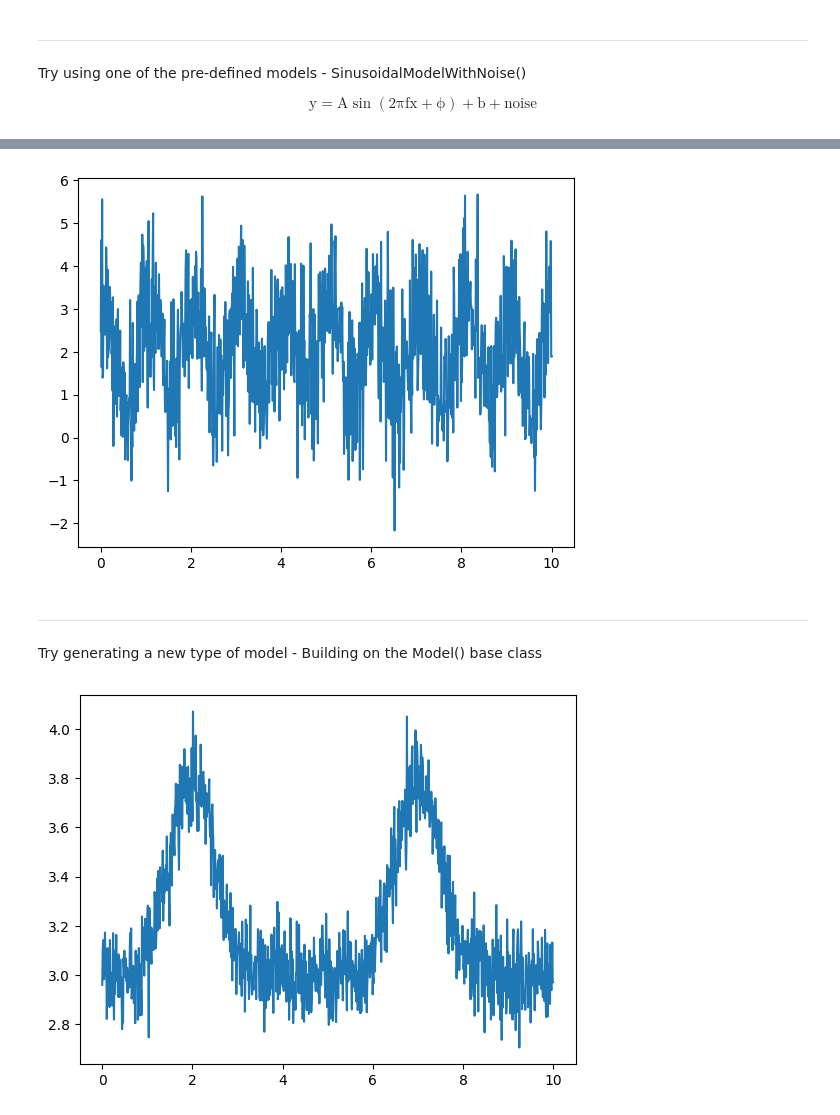
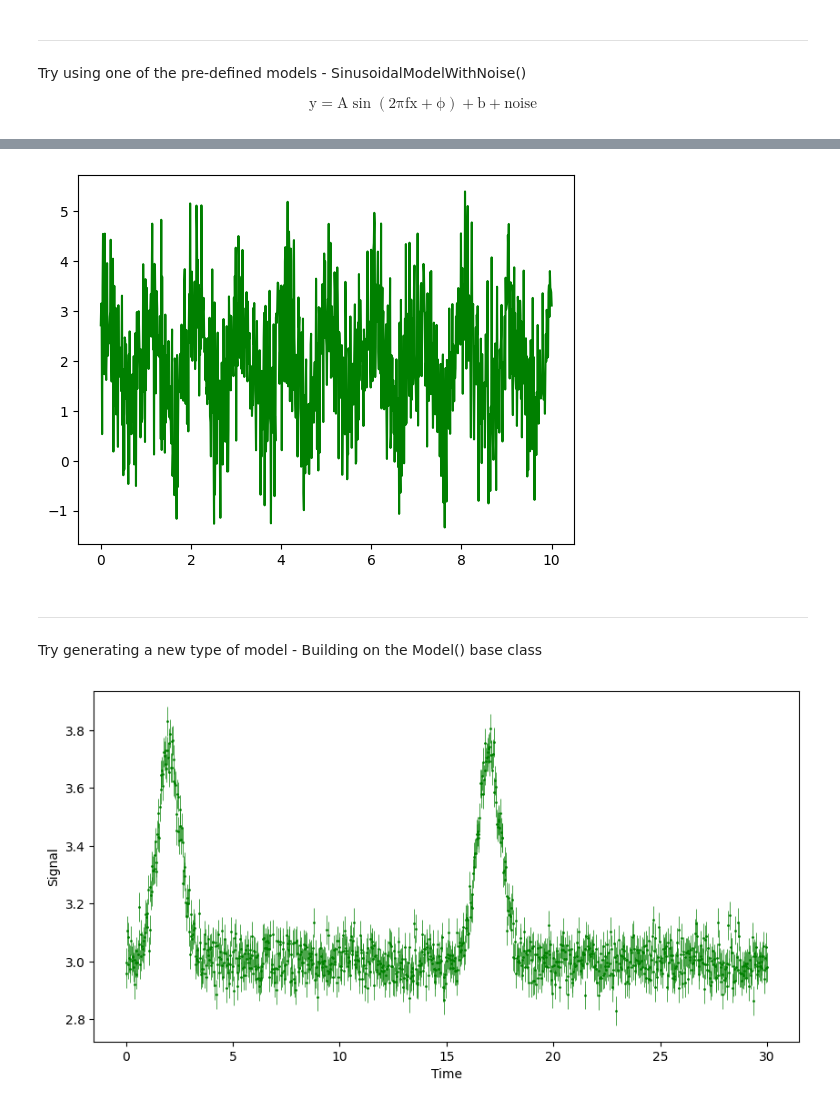
Before and after one commit to luigigisolfi/transient_smash, a Jupyter notebook: notebooks/ModelInterface_Examples.ipynb, the cells around one changed output, grey strips where cells are left out. Saved outputs shown, nothing was run; the diff lists cells and outputs as text; code cells hidden in the pictures.

```diff
--- a/notebooks/ModelInterface_Examples.ipynb
+++ b/notebooks/ModelInterface_Examples.ipynb
@@ -36,10 +36,10 @@ noisy_params = [1,1,1,1,1,1]
 obs = SinusoidalModelWithNoise().evaluate(x,noisy_params)
 
 plt.figure()
-plt.plot(x,obs)
+plt.plot(x,obs,color='g')
 plt.show()
 # %% [output]
-[figure, old version]
+[figure, new version]
 # %% [markdown]
 ---
 
@@ -97,13 +97,16 @@ class GaussianModelWithNoise(Model):
         """
         return norm.rvs(loc=noise_mean, scale=noise_std, size=len(x))
 # %%
-x = np.linspace(0,10,1000)
-params = [2,0.5,5,3,0,0.1] # (signal_centre, signal_std, period, baseline, noise_mean, noise_std)
+x = np.linspace(0,30,1000)
+params = [2,0.55,15,3,0,0.05] # (signal_centre, signal_std, period, baseline, noise_mean, noise_std)
 
 obs = GaussianModelWithNoise().evaluate(x,params)
 
-plt.figure()
-plt.plot(x,obs)
+plt.figure(figsize=(10,5))
+plt.errorbar(x,obs,yerr=0.05,color='g',linewidth=0,
+             elinewidth=0.5,marker='o',markersize=1)
+plt.xlabel('Time')
+plt.ylabel('Signal')
 plt.show()
 # %% [output]
-[figure, old version]
+[figure, new version]
```
Also changed, not shown: parts of 1 cell of this notebook.
